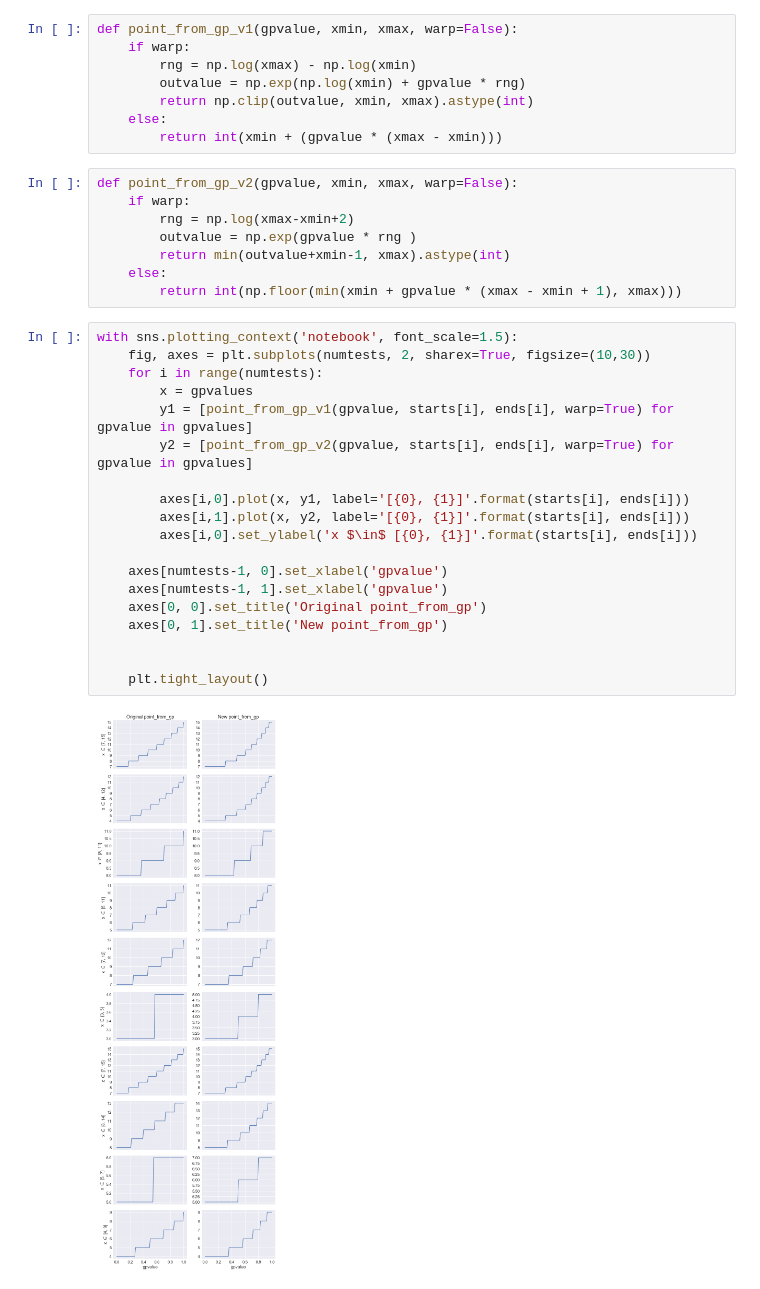
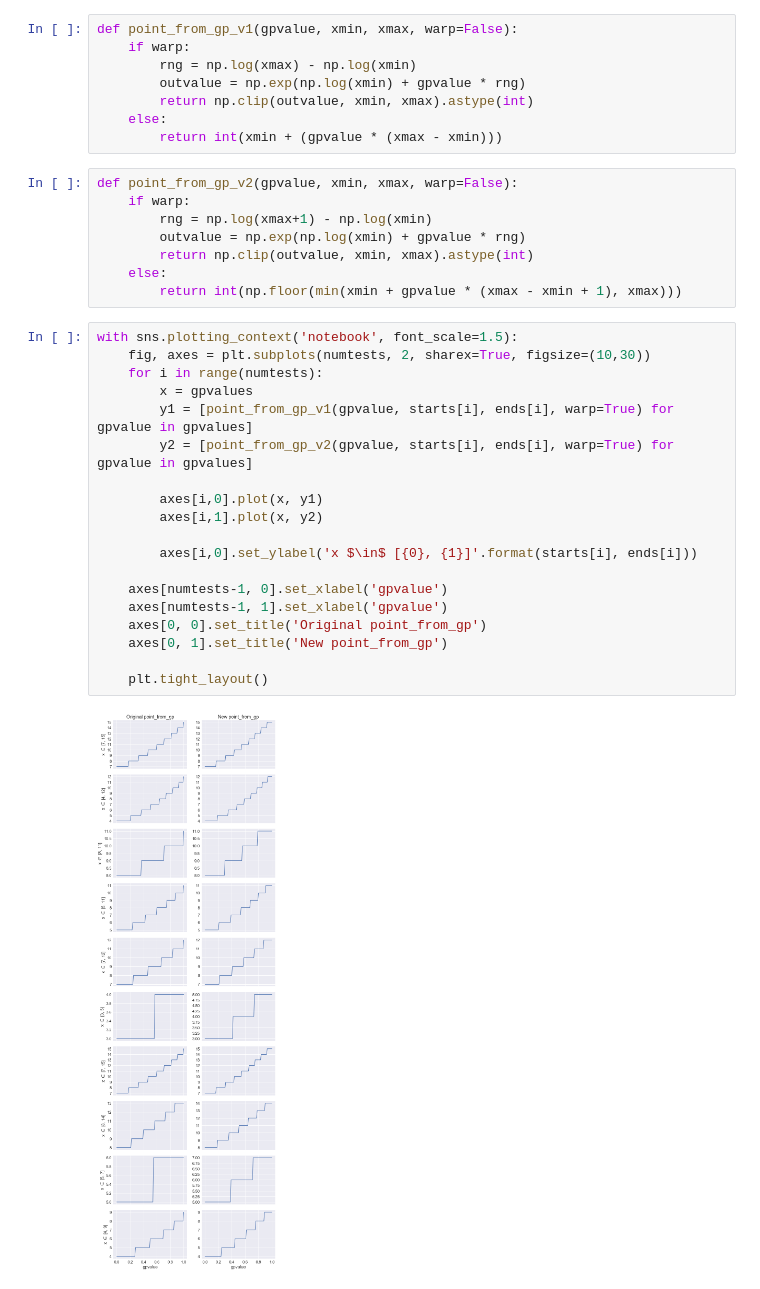
Before and after one commit to RobertArbon/IntegerMapping, a Jupyter notebook: Warped Integer Mapping.ipynb, the cells around one changed output. Saved outputs shown, nothing was run; the diff lists cells and outputs as text.

```diff
--- a/Warped Integer Mapping.ipynb
+++ b/Warped Integer Mapping.ipynb
@@ -21,29 +23,29 @@ def point_from_gp_v1(gpvalue, xmin, xmax, warp=False):
 # %%
 def point_from_gp_v2(gpvalue, xmin, xmax, warp=False):
     if warp:
-        rng = np.log(xmax-xmin+2)
-        outvalue = np.exp(gpvalue * rng )
-        return min(outvalue+xmin-1, xmax).astype(int)
+        rng = np.log(xmax+1) - np.log(xmin)
+        outvalue = np.exp(np.log(xmin) + gpvalue * rng)
+        return np.clip(outvalue, xmin, xmax).astype(int)
     else:
         return int(np.floor(min(xmin + gpvalue * (xmax - xmin + 1), xmax)))
 # %%
 with sns.plotting_context('notebook', font_scale=1.5):
     fig, axes = plt.subplots(numtests, 2, sharex=True, figsize=(10,30))
     for i in range(numtests):
         x = gpvalues
         y1 = [point_from_gp_v1(gpvalue, starts[i], ends[i], warp=True) for gpvalue in gpvalues]
         y2 = [point_from_gp_v2(gpvalue, starts[i], ends[i], warp=True) for gpvalue in gpvalues]
 
-        axes[i,0].plot(x, y1, label='[{0}, {1}]'.format(starts[i], ends[i]))
-        axes[i,1].plot(x, y2, label='[{0}, {1}]'.format(starts[i], ends[i]))
+        axes[i,0].plot(x, y1)
+        axes[i,1].plot(x, y2)
+
         axes[i,0].set_ylabel('x $\in$ [{0}, {1}]'.format(starts[i], ends[i]))
 
     axes[numtests-1, 0].set_xlabel('gpvalue')
     axes[numtests-1, 1].set_xlabel('gpvalue')
     axes[0, 0].set_title('Original point_from_gp')
     axes[0, 1].set_title('New point_from_gp')
 
-
     plt.tight_layout()
 # %% [output]
-[figure, old version]
+[figure, new version]
```
Also changed, not shown: parts of 5 cells of this notebook.
